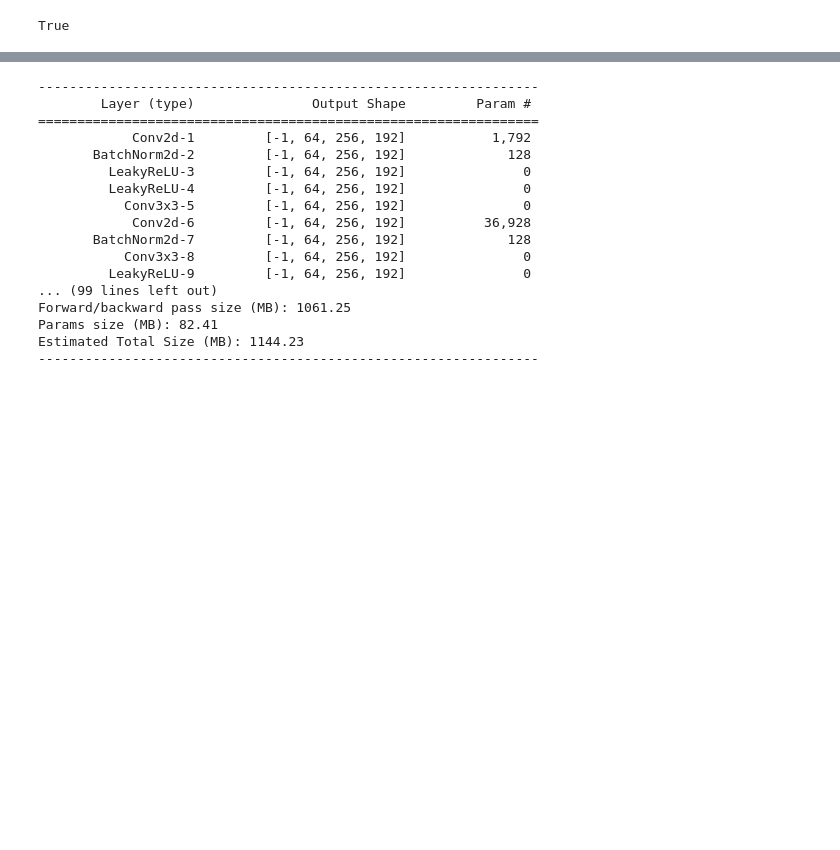
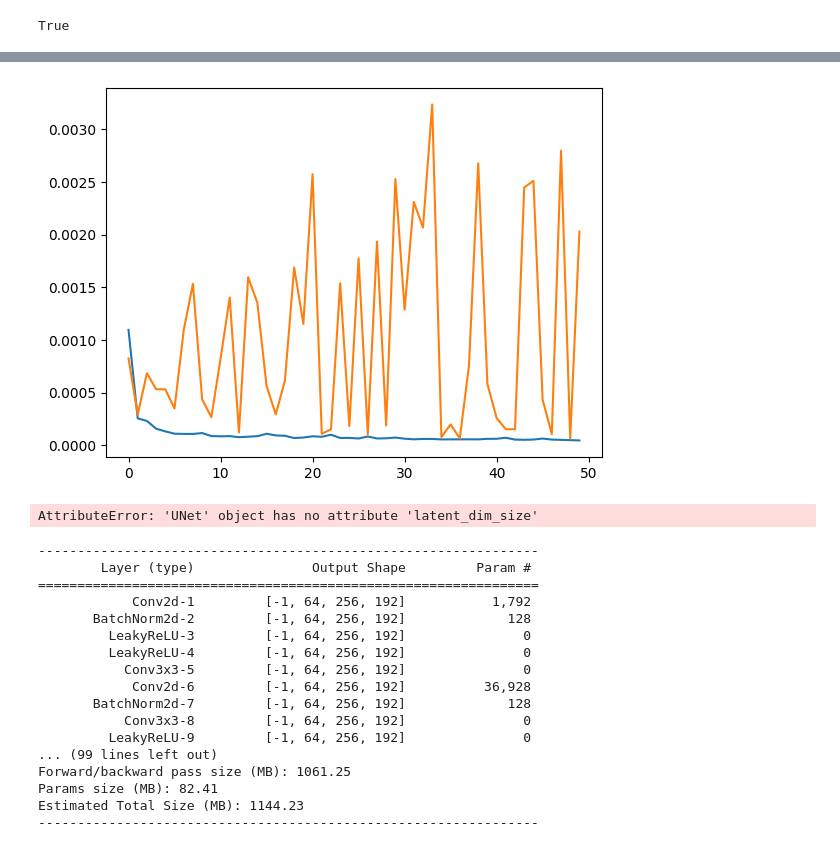
Before and after one commit to EgorProkopov/SMBackEnd, a Jupyter notebook: LookGenerator/networks_training/person_segmentation.ipynb, the cells around one changed output, grey strips where cells are left out. Drawn from its saved outputs; the diff is of its cells as text; code cells hidden in the pictures; blank space fills up the shorter version.

```diff
--- a/LookGenerator/networks_training/person_segmentation.ipynb
+++ b/LookGenerator/networks_training/person_segmentation.ipynb
@@ -184,3 +186,11 @@ trainer.draw_history_plots()
+# %%
+trainer.save_history_plots(save_directory)
+# %% [output]
+[figure, added]
+# %%
+trainer.create_readme(save_directory)
+# %% [output]
+AttributeError: 'UNet' object has no attribute 'latent_dim_size'
 # %%
 from torchsummary import summary
 summary(model.to('cuda'), (3, 256, 192))
```
Also changed, not shown: parts of 12 cells of this notebook, 3 other files.
